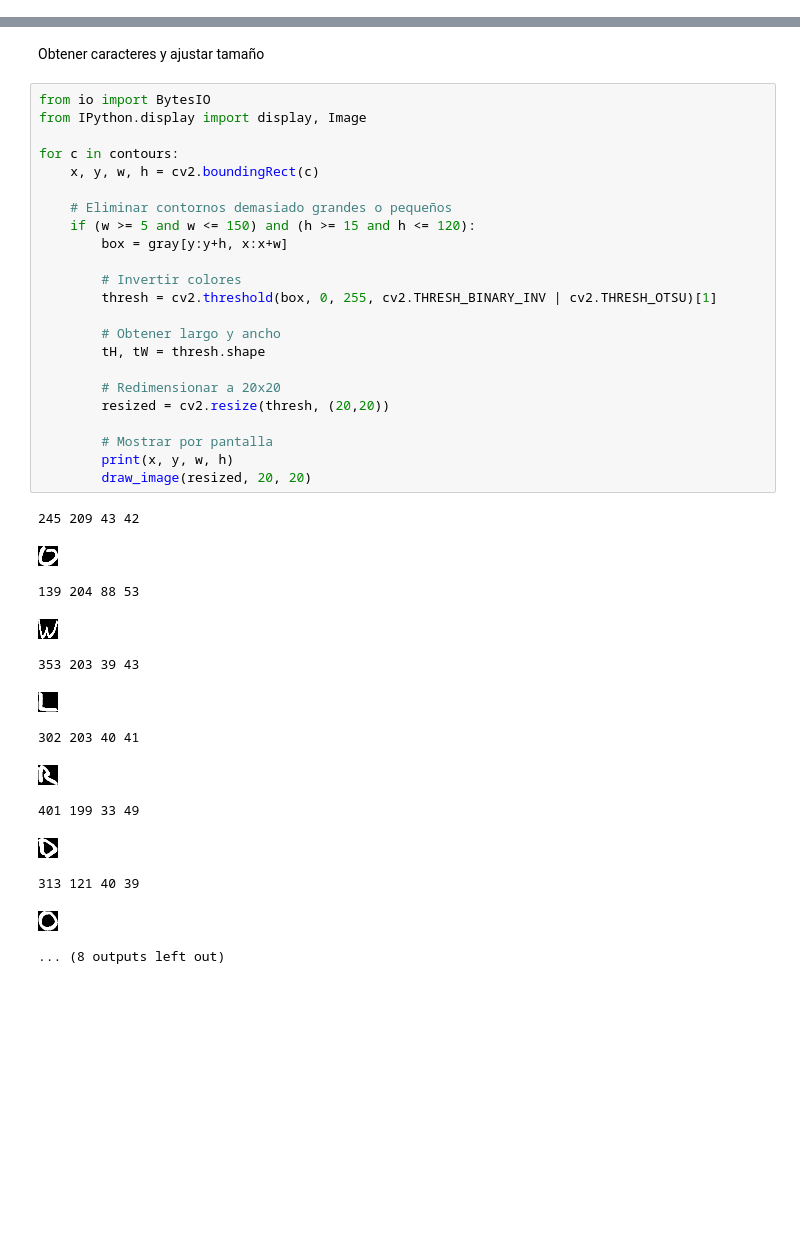
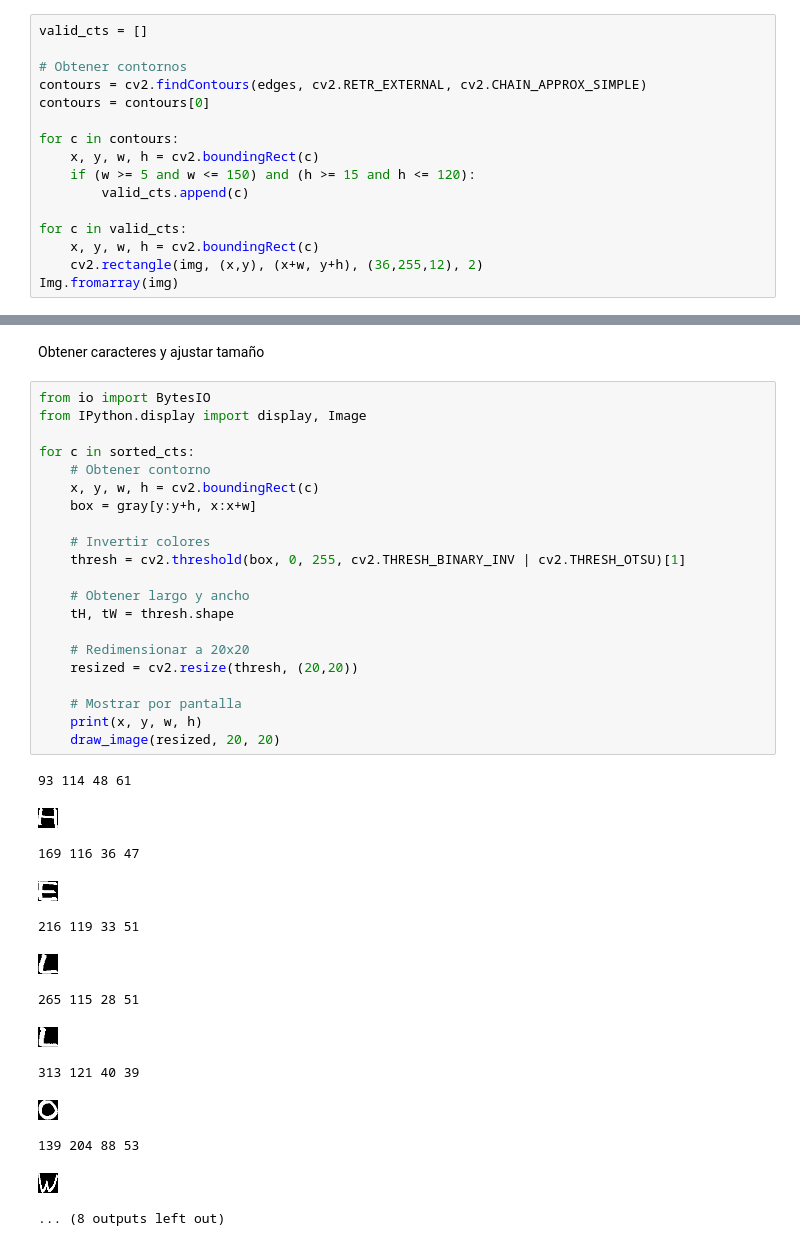
Before and after one commit to OscarRojasG/OCR, a Jupyter notebook: OCR.ipynb, the cells around one changed output, grey strips where cells are left out. Cells and saved outputs as stored; diff of their text form; blank space fills up the shorter version.

Commit message:
sort bounding boxes from top to bottom and left to right

```diff
--- a/OCR.ipynb
+++ b/OCR.ipynb
@@ -266,0 +272,16 @@ Img.fromarray(img)
+# %%
+valid_cts = []
+
+# Obtener contornos
+contours = cv2.findContours(edges, cv2.RETR_EXTERNAL, cv2.CHAIN_APPROX_SIMPLE)
+contours = contours[0]
+
+for c in contours:
+    x, y, w, h = cv2.boundingRect(c)
+    if (w >= 5 and w <= 150) and (h >= 15 and h <= 120):
+        valid_cts.append(c)
+
+for c in valid_cts:
+    x, y, w, h = cv2.boundingRect(c)
+    cv2.rectangle(img, (x,y), (x+w, y+h), (36,255,12), 2)
+Img.fromarray(img)
@@ -269,37 +325,35 @@ Obtener caracteres y ajustar tamaño
 # %%
 from io import BytesIO
 from IPython.display import display, Image
 
-for c in contours:
+for c in sorted_cts:
+    # Obtener contorno
     x, y, w, h = cv2.boundingRect(c)
+    box = gray[y:y+h, x:x+w]
 
-    # Eliminar contornos demasiado grandes o pequeños
-    if (w >= 5 and w <= 150) and (h >= 15 and h <= 120):
-        box = gray[y:y+h, x:x+w]
+    # Invertir colores
+    thresh = cv2.threshold(box, 0, 255, cv2.THRESH_BINARY_INV | cv2.THRESH_OTSU)[1]
 
-        # Invertir colores
-        thresh = cv2.threshold(box, 0, 255, cv2.THRESH_BINARY_INV | cv2.THRESH_OTSU)[1]
+    # Obtener largo y ancho
+    tH, tW = thresh.shape
 
-        # Obtener largo y ancho
-        tH, tW = thresh.shape
+    # Redimensionar a 20x20
+    resized = cv2.resize(thresh, (20,20))
 
-        # Redimensionar a 20x20
-        resized = cv2.resize(thresh, (20,20))
-
-        # Mostrar por pantalla
-        print(x, y, w, h)
-        draw_image(resized, 20, 20)
+    # Mostrar por pantalla
+    print(x, y, w, h)
+    draw_image(resized, 20, 20)
 # %% [output]
-245 209 43 42
+93 114 48 61
-[figure, old version]
+[figure, new version]
-139 204 88 53
+169 116 36 47
-[figure, old version]
+[figure, new version]
-353 203 39 43
+216 119 33 51
-[figure, old version]
+[figure, new version]
-302 203 40 41
+265 115 28 51
-[figure, old version]
+[figure, new version]
-401 199 33 49
+313 121 40 39
 [figure]
-313 121 40 39
+139 204 88 53
-[figure, old version]
+[figure, new version]
 ... (8 outputs left out)
```
Also changed, not shown: parts of 5 cells of this notebook.
